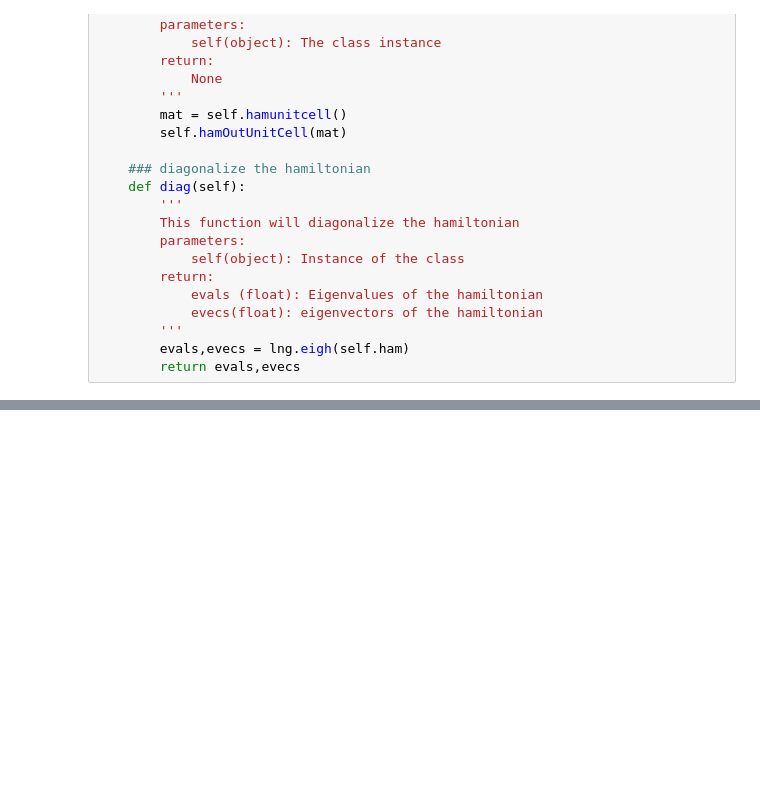
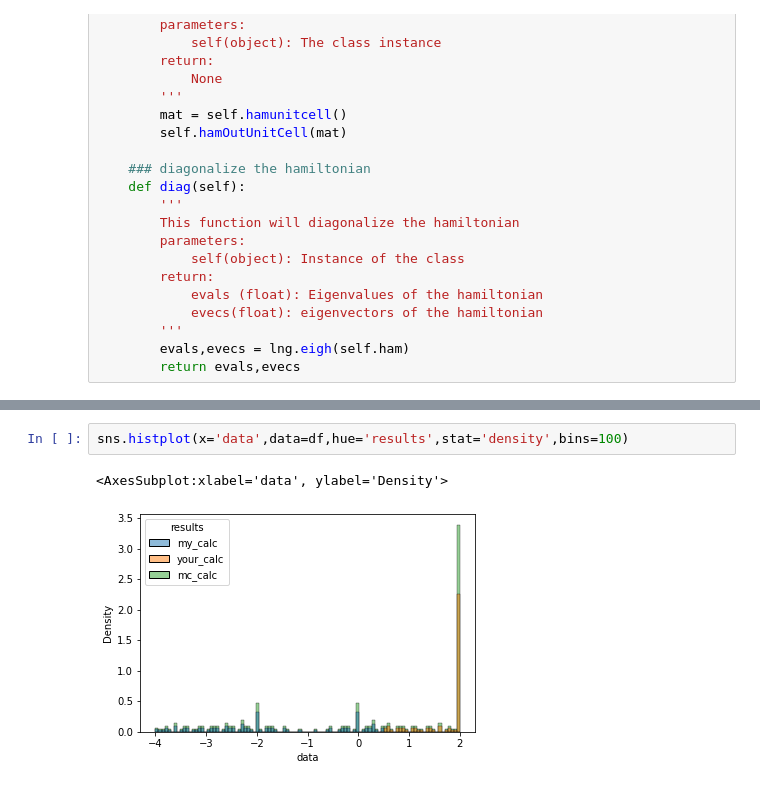
Before and after one commit to Shashi1a/intkagome, a Jupyter notebook: kagome_noint.ipynb, the cells around one changed output, grey strips where cells are left out. Drawn from its saved outputs; the diff is of its cells as text; blank space fills up the shorter version.

```diff
--- a/kagome_noint.ipynb
+++ b/kagome_noint.ipynb
@@ -248,0 +244,5 @@ plt.show()
+# %%
+sns.histplot(x='data',data=df,hue='results',stat='density',bins=100)
+# %% [output]
+<AxesSubplot:xlabel='data', ylabel='Density'>
+[figure, added]
```
Also changed, not shown: parts of 10 cells of this notebook, 1 other file.
